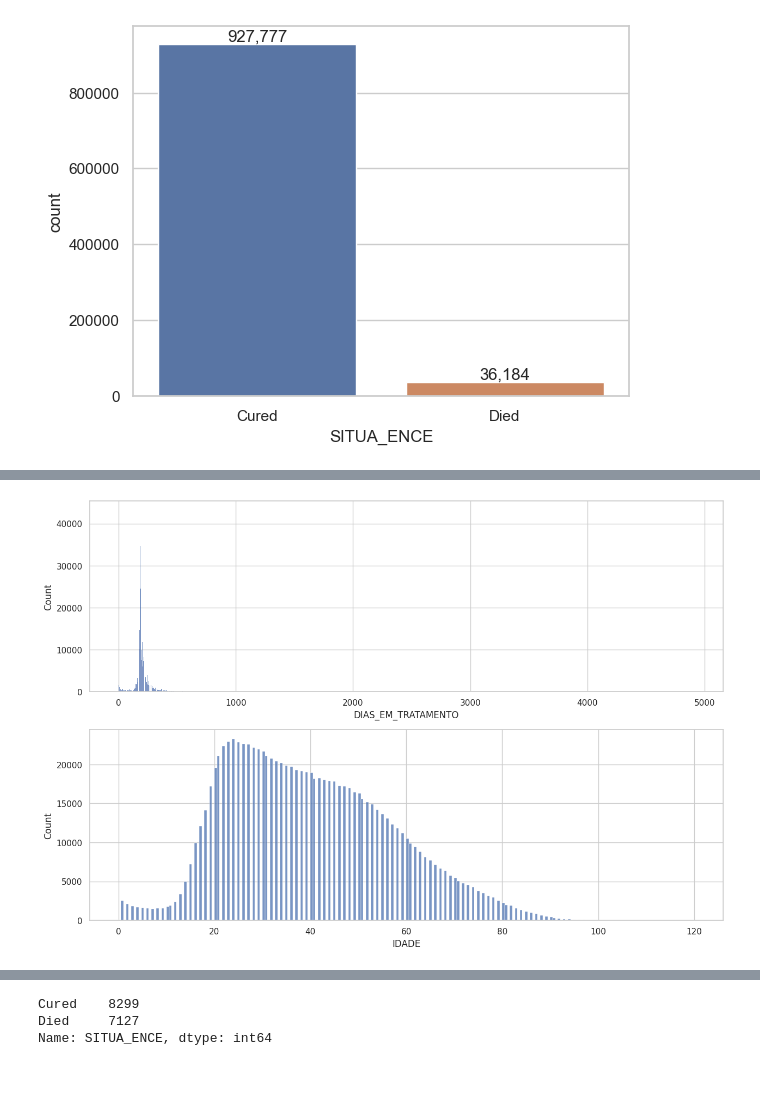
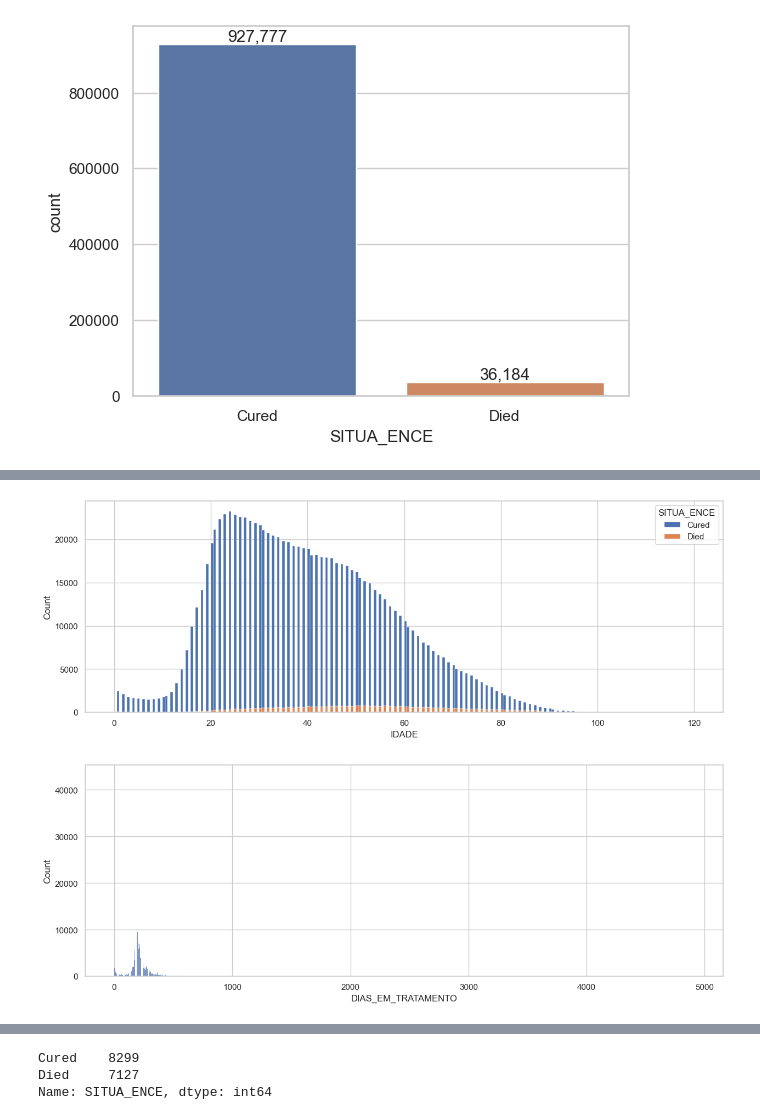
Before and after one commit to eduardochaves1/prog-tuberculose, a Jupyter notebook: notebooks/2_EDA.ipynb, the cells around one changed output, grey strips where cells are left out. Drawn from its saved outputs; the diff is of its cells as text; code cells hidden in the pictures; blank space fills up the shorter version.

```diff
--- a/notebooks/2_EDA.ipynb
+++ b/notebooks/2_EDA.ipynb
@@ -85,9 +85,13 @@ plt.show()
+# %%
+fig, ax = plt.subplots(figsize=(15, 5))
+
+fig = sns.histplot(df, x='IDADE', hue='SITUA_ENCE', alpha=1, multiple='stack')
+# %% [output]
+[figure, added]
 # %%
-fig, ax = plt.subplots(2,1, figsize=(15,10))
+fig, ax = plt.subplots(figsize=(15, 5))
 
-sns.histplot(x=df['DIAS_EM_TRATAMENTO'], ax=ax[0])
-sns.histplot(x=df['IDADE'], ax=ax[1])
-plt.show()
+fig = sns.histplot(x=df['DIAS_EM_TRATAMENTO'])
 # %% [output]
-[figure, old version]
+[figure, new version]
 # %%
```
Also changed, not shown: parts of 9 cells of this notebook.
